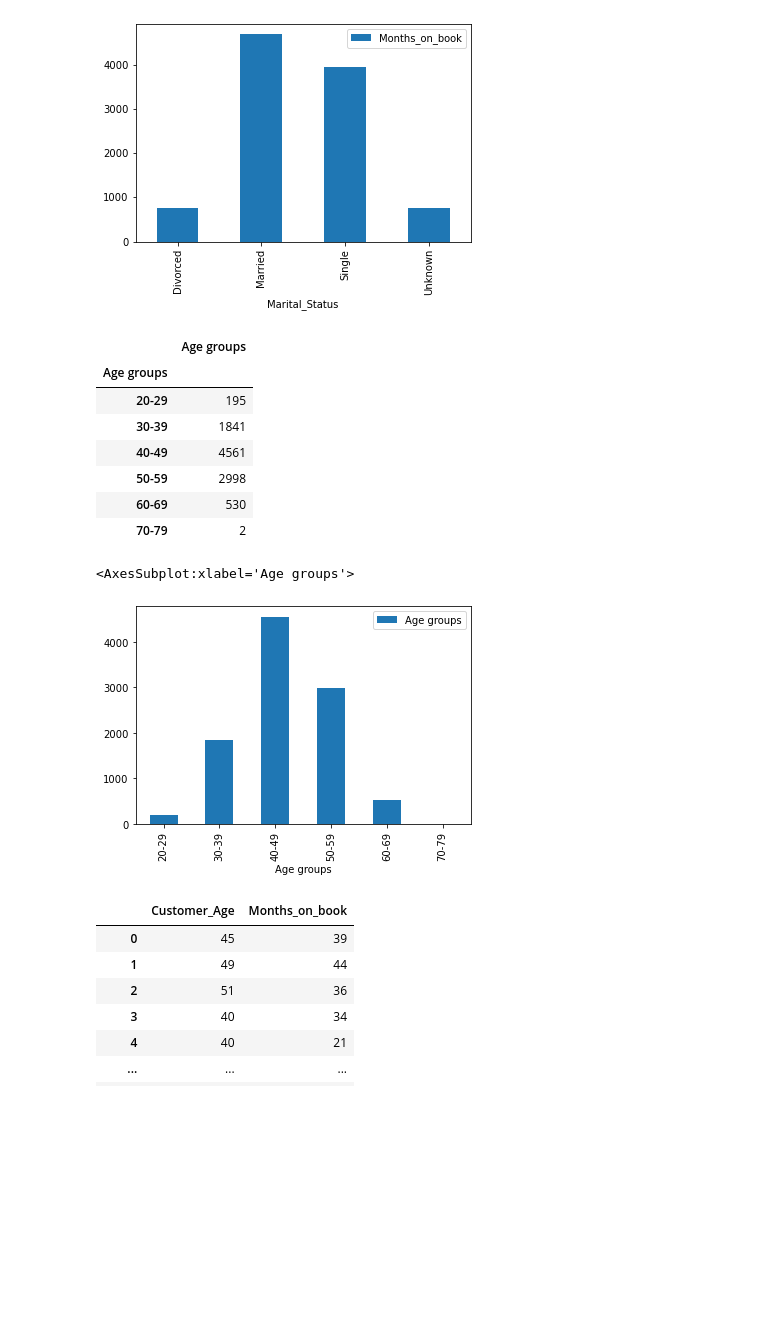
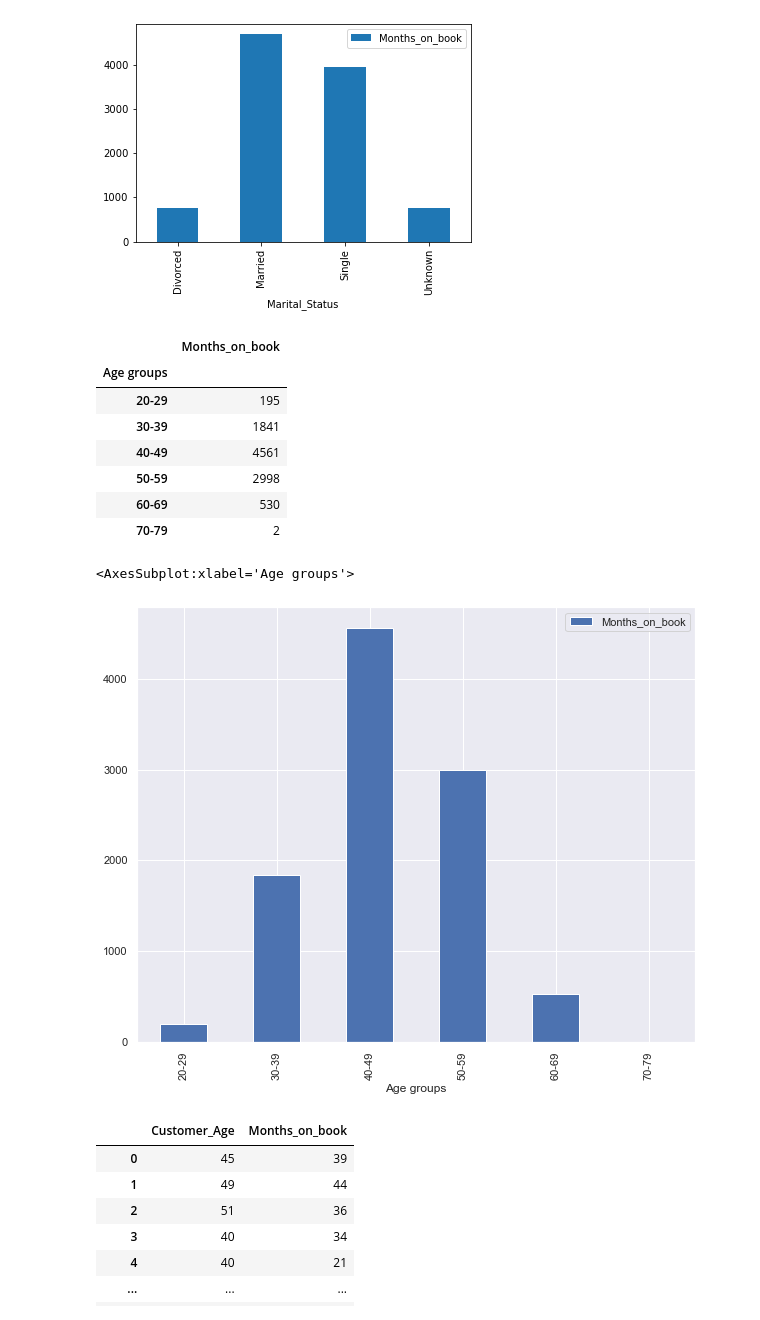
Before and after one commit to Emziicles/Project1-CreditCard, a Jupyter notebook: JupyterNotebook/Project1 Question 2.ipynb, the cells around one changed output. Drawn from its saved outputs; the diff is of its cells as text; code cells hidden in the pictures; blank space fills up the shorter version.

```diff
--- a/JupyterNotebook/Project1 Question 2.ipynb
+++ b/JupyterNotebook/Project1 Question 2.ipynb
@@ -141,13 +147,13 @@ MStatus_vs_monthsonbook.plot(kind = "bar")
 <AxesSubplot:xlabel='Marital_Status'>
 [figure]
 # %%
-data_groupby_MStatus=data.groupby(["Age groups"])
+data_groupby_AgeGroups=data.groupby(["Age groups"])
 
-data_groupby_gender
-MStatus_vs_monthsonbook=pd.DataFrame(data_groupby_MStatus["Age groups"].count())
-MStatus_vs_monthsonbook
+data_groupby_AgeGroups
+AgeGroups_vs_monthsonbook=pd.DataFrame(data_groupby_MStatus["Months_on_book"].count())
+AgeGroups_vs_monthsonbook
 # %% [output]
-|  | Age groups |
+|  | Months_on_book |
 | Age groups |  |
 | 20-29 | 195 |
 | 30-39 | 1841 |
@@ -157,10 +163,10 @@ MStatus_vs_monthsonbook
 | 70-79 | 2 |
 # %%
 # Bar chart for Age groups based on month on book
-MStatus_vs_monthsonbook.plot(kind = "bar")
+AgeGroups_vs_monthsonbook.plot(kind = "bar")
 # %% [output]
 <AxesSubplot:xlabel='Age groups'>
-[figure, old version]
+[figure, new version]
 # %%
 age_book = ["Customer_Age", "Months_on_book"]
 
```
Also changed, not shown: parts of 1 cell of this notebook.
